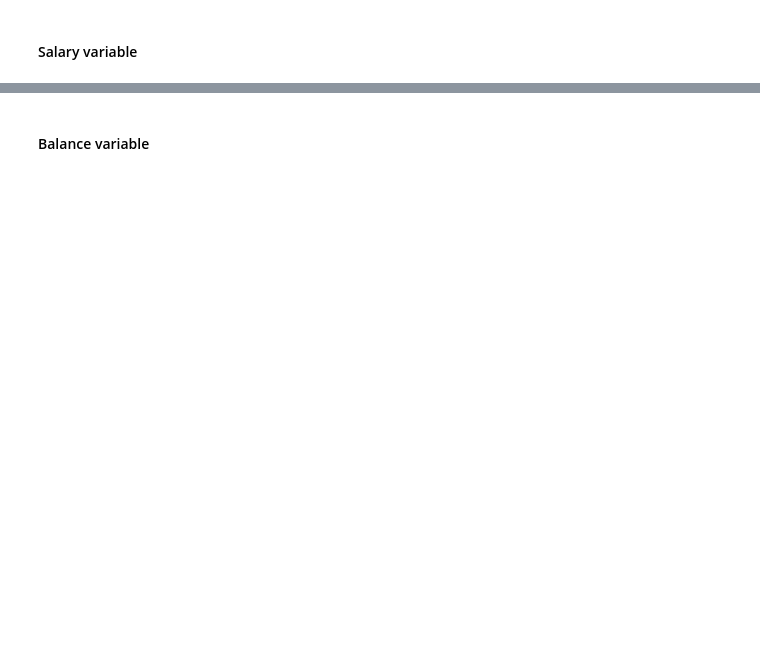
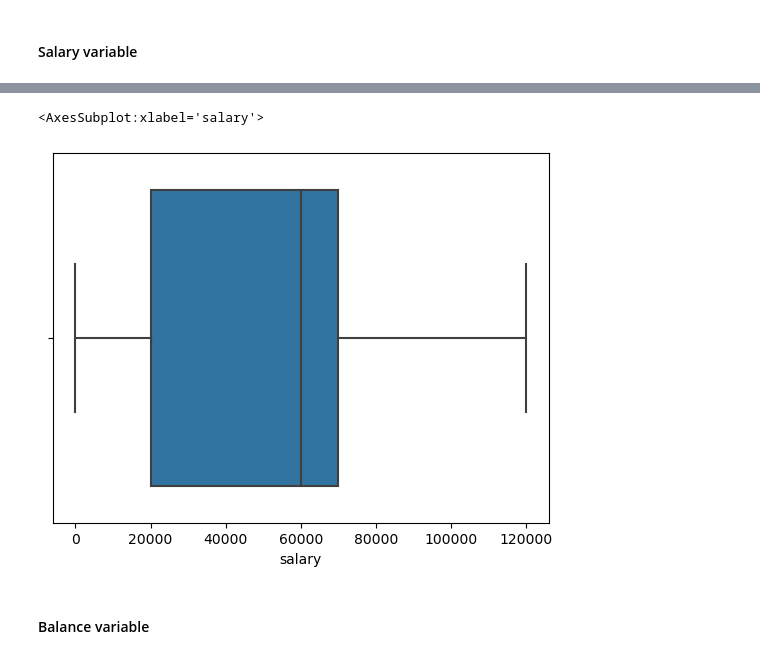
Before and after one commit to ektagupta-19/python-work, a Jupyter notebook: EDA Case Study-Bank Marketing Campaign.ipynb, the cells around one changed output, grey strips where cells are left out. Cells and saved outputs as stored; diff of their text form; code cells hidden in the pictures; blank space fills up the shorter version.

```diff
--- a/EDA Case Study-Bank Marketing Campaign.ipynb
+++ b/EDA Case Study-Bank Marketing Campaign.ipynb
@@ -208,5 +414,9 @@ Major approaches to the treat outliers:
 # %%
 #plot the boxplot of salary variable.
+sns.boxplot(inp1.salary)
+# %% [output]
+<AxesSubplot:xlabel='salary'>
+[figure, added]
 # %% [markdown]
 #### Balance variable
 # %%
```
Also changed, not shown: parts of 81 cells of this notebook, 7 other files.
